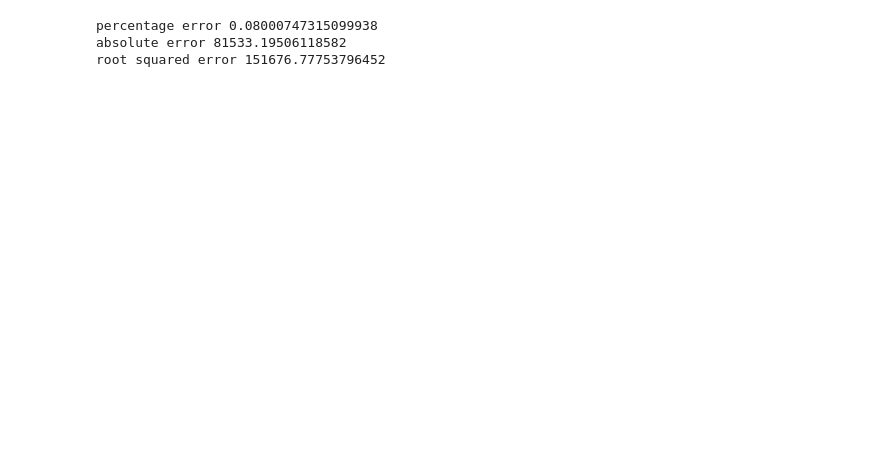
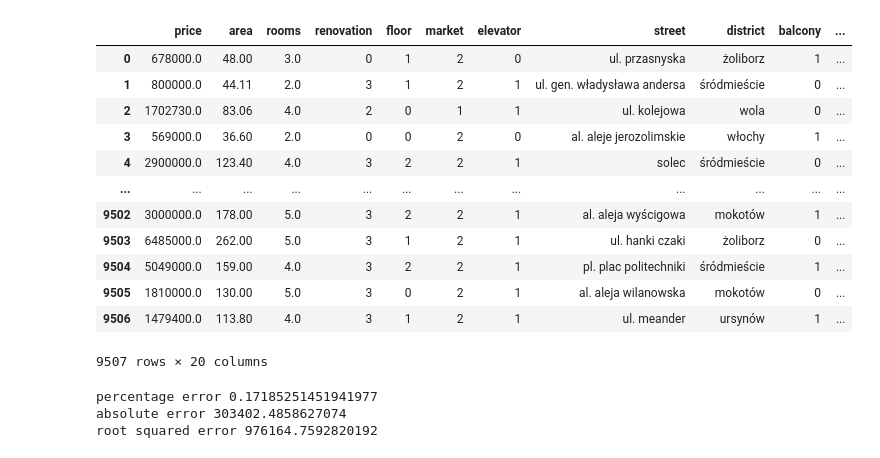
Before and after one commit to arsenbondaren/petProject-RealEstate, a Jupyter notebook: work_with_model.ipynb, the cells around one changed output. Cells and saved outputs as stored; diff of their text form; code cells hidden in the pictures; blank space fills up the shorter version.

```diff
--- a/work_with_model.ipynb
+++ b/work_with_model.ipynb
@@ -16,6 +17,6 @@ from sklearn.metrics import mean_absolute_percentage_error, mean_squared_error,
 #df5 = pd.read_csv('datasets/db_waw_flats_27_7.csv', parse_dates = ['today', 'publication_date'])
 #df6 = pd.read_csv('datasets/db_waw_flats_3_8.csv', parse_dates = ['today', 'publication_date'])
 #df7 = pd.read_csv('datasets/db_waw_flats_16_8.csv', parse_dates = ['today', 'publication_date'])
-df7 = pd.read_csv('datasets/db_waw_flats_4_10.csv', parse_dates = ['today', 'publication_date'])
-df8 = pd.read_csv('datasets/db_waw_flats_10_10.csv', parse_dates = ['today', 'publication_date'])
-df9 = pd.read_csv('datasets/db_waw_flats_15_10.csv', parse_dates = ['today', 'publication_date'])
+df7 = pd.read_csv('datasets/db_waw_flats_23_10.csv', parse_dates = ['today', 'publication_date'])
+df8 = pd.read_csv('datasets/db_waw_flats_29_10.csv', parse_dates = ['today', 'publication_date'])
+df9 = pd.read_csv('datasets/db_waw_flats_3_11.csv', parse_dates = ['today', 'publication_date'])
@@ -22,3 +74,3 @@ df9 = pd.read_csv('datasets/db_waw_flats_15_10.csv', parse_dates = ['today', 'pu
 # %%
 common_df = pd.concat([df7,df8,df9], ignore_index=True)
-common_df
+common_df.drop(columns=['index'], inplace=True)
@@ -39,5 +93,20 @@ common_df
 # %%
-common_df.drop(columns=['today']).drop_duplicates(keep='last', inplace=True)
+common_df.drop_duplicates(subset='link', keep='last', inplace=True, ignore_index=True)
+common_df
+# %% [output]
+|  | price | area | rooms | renovation | floor | market | elevator | street | district | balcony | ... |
+| 0 | 678000.0 | 48.00 | 3.0 | 0 | 1 | 2 | 0 | ul. przasnyska | żoliborz | 1 | ... |
+| 1 | 800000.0 | 44.11 | 2.0 | 3 | 1 | 2 | 1 | ul. gen. władysława andersa | śródmieście | 0 | ... |
+| 2 | 1702730.0 | 83.06 | 4.0 | 2 | 0 | 1 | 1 | ul. kolejowa | wola | 0 | ... |
+| 3 | 569000.0 | 36.60 | 2.0 | 0 | 0 | 2 | 0 | al. aleje jerozolimskie | włochy | 1 | ... |
+| 4 | 2900000.0 | 123.40 | 4.0 | 3 | 2 | 2 | 1 | solec | śródmieście | 0 | ... |
+| ... | ... | ... | ... | ... | ... | ... | ... | ... | ... | ... | ... |
+| 9502 | 3000000.0 | 178.00 | 5.0 | 3 | 2 | 2 | 1 | al. aleja wyścigowa | mokotów | 1 | ... |
+| 9503 | 6485000.0 | 262.00 | 5.0 | 3 | 1 | 2 | 1 | ul. hanki czaki | żoliborz | 0 | ... |
+| 9504 | 5049000.0 | 159.00 | 4.0 | 3 | 2 | 2 | 1 | pl. plac politechniki | śródmieście | 1 | ... |
+| 9505 | 1810000.0 | 130.00 | 5.0 | 3 | 0 | 2 | 1 | al. aleja wilanowska | mokotów | 0 | ... |
+| 9506 | 1479400.0 | 113.80 | 4.0 | 3 | 1 | 2 | 1 | ul. meander | ursynów | 1 | ... |
+9507 rows × 20 columns
 # %%
 cols_x = ['district', 'area', 'rooms', 'renovation', 'floor', 'balcony', 'terrace',
           'garden', 'parking', 'central_heating', 'market', 'seller', 'blok', 'elevator']
@@ -66,9 +135,9 @@ print('percentage error', mean_absolute_percentage_error(y_test, ada_preds))
 print('absolute error', mean_absolute_error(y_test, ada_preds))
 print('root squared error', mean_squared_error(y_test, ada_preds, squared=False))
 # %% [output]
-percentage error 0.08000747315099938
-absolute error 81533.19506118582
-root squared error 151676.77753796452
+percentage error 0.17185251451941977
+absolute error 303402.4858627074
+root squared error 976164.7592820192
 # %%
 # Catboost is fitting automatically during parsing new data in parse_data.py
 
```
Also changed, not shown: parts of 16 cells of this notebook, 17 other files.
